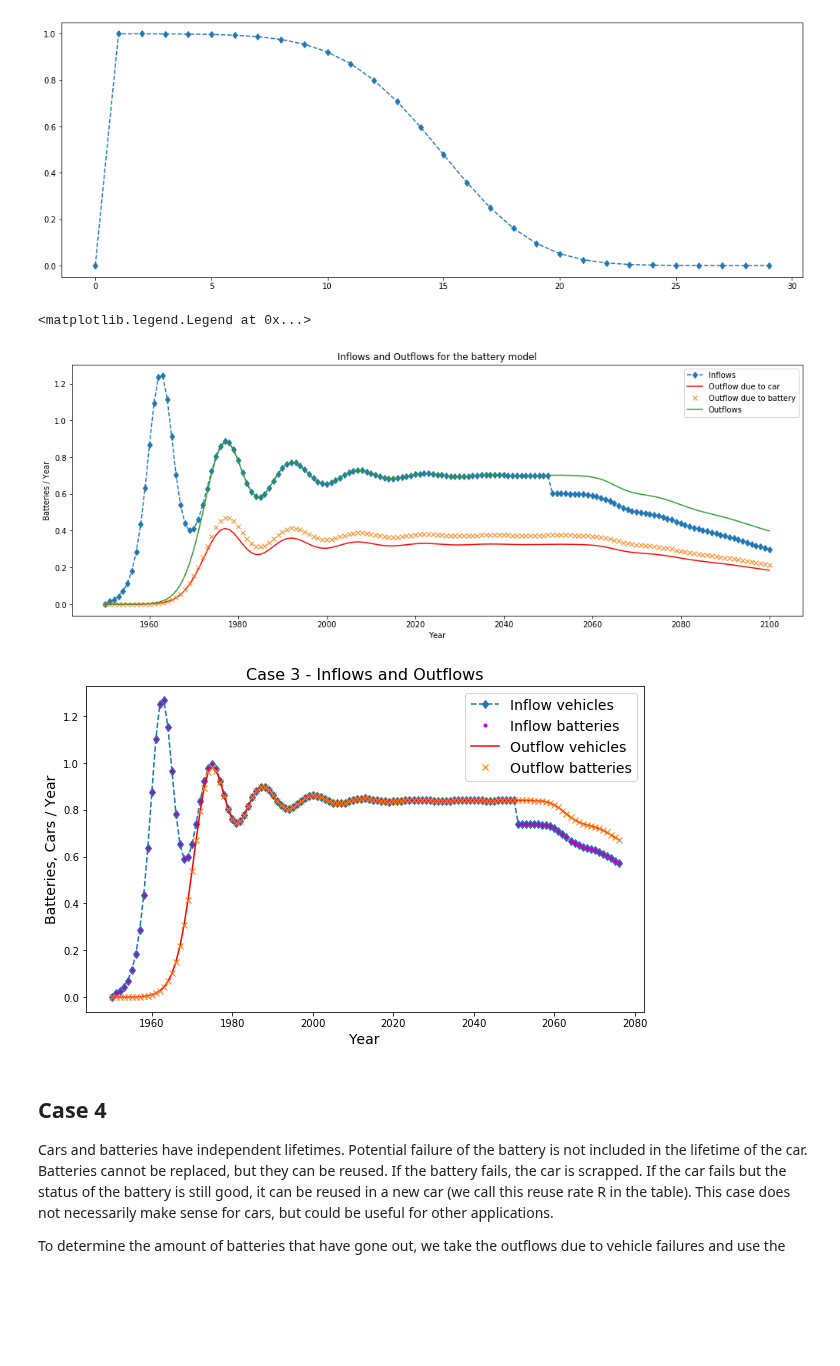
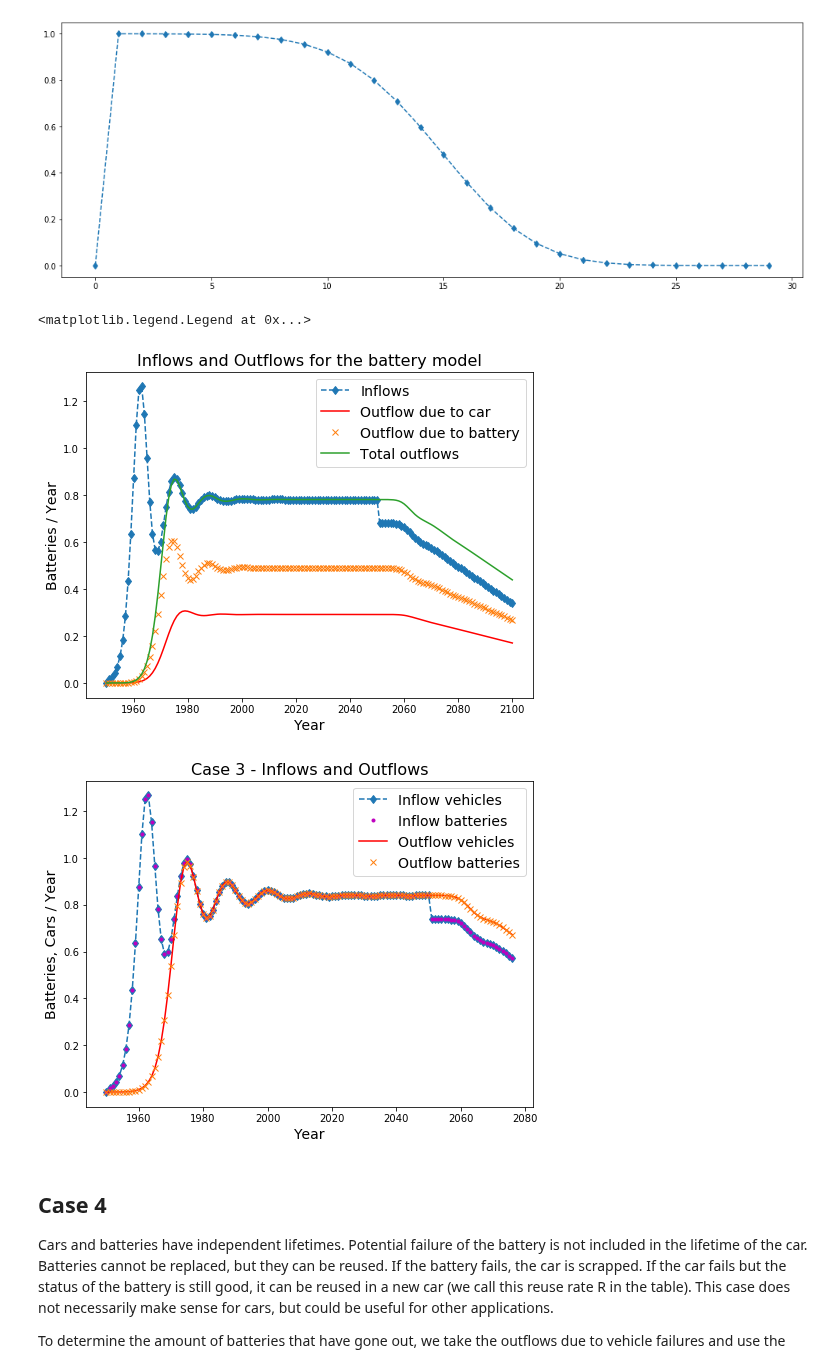
Before and after one commit to fernaag/product_component_model, a Jupyter notebook: generic_cohort_model.ipynb, the cells around one changed output. Drawn from its saved outputs; the diff is of its cells as text; code cells hidden in the pictures; blank space fills up the shorter version.

Commit message:
Minor updates to figures

```diff
--- a/generic_cohort_model.ipynb
+++ b/generic_cohort_model.ipynb
@@ -209,8 +209,8 @@ stock_batteries = [0]
 lifetime_car = 16
 st_dev_car= 4
 
-lifetime_battery = 16
-st_dev_battery = 4
+lifetime_battery = 12
+st_dev_battery = 3
 
 years = len(time)
 
@@ -277,23 +277,23 @@ plt.plot(stock_cars_tc[:30,1]/stock_cars_tc[1,1] , 'd--', label='Inflows')
 [figure]
 # %%
 # Inflows and Outflows for the battery model
-plt.figure(figsize=(17, 6))
+plt.figure(figsize=(8, 6))
 plt.plot(time, inflows_cars , 'd--', label='Inflows')
 plt.plot(time, outflows_cars,'r', label='Outflow due to car')
 plt.plot(time, outflows_batteries, 'x', label='Outflow due to battery')
-plt.plot(time, outflows_batteries + outflows_cars, label='Outflows')
-plt.title('Inflows and Outflows for the battery model')
-plt.xlabel('Year')
-plt.ylabel('Batteries / Year')
-plt.legend(loc='best')
+plt.plot(time, outflows_batteries + outflows_cars, label='Total outflows')
+plt.title('Inflows and Outflows for the battery model', fontsize=16)
+plt.xlabel('Year', fontsize=14)
+plt.ylabel('Batteries / Year', fontsize=14)
+plt.legend(loc='best', fontsize=14)
 # %% [output]
 <matplotlib.legend.Legend at 0x...>
-[figure, old version]
+[figure, new version]
 # %%
 Model = pcm.ProductComponentModel(t=time, s_pr=stock_cars, lt_cm={'Type': 'Normal', 'Mean':np.array([16]), 'StdDev': np.array([4])},lt_pr={'Type': 'Normal', 'Mean':np.array([12]), 'StdDev': np.array([3])}, tau_cm=3,tau_pr=3)
 Model.case_3()
 # Inflows and Outflows for the battery model
-plt.figure(figsize=(10, 6))
+plt.figure(figsize=(8, 6))
 plt.plot(time, Model.i_pr, 'd--', label='Inflow vehicles')
 plt.plot(time, Model.i_cm, 'm.', label='Inflow batteries ')
 plt.plot(time, Model.oc_pr.sum(axis=1),'r', label='Outflow vehicles')
@@ -304,7 +304,7 @@ plt.ylabel('Batteries, Cars / Year', fontsize=14)
 plt.legend(loc='best', fontsize=14)
 plt.show()
 # %% [output]
-[figure, old version]
+[figure, new version]
 # %% [markdown]
 ## Case 4
 Cars and batteries have independent lifetimes. Potential failure of the battery is not included in the lifetime of the car. Batteries cannot be replaced, but they can be reused. If the battery fails, the car is scrapped. If the car fails but the status of the battery is still good, it can be reused in a new car (we call this reuse rate R in the table). This case does not necessarily make sense for cars, but could be useful for other applications.
```
Also changed, not shown: parts of 4 cells of this notebook, 2 other files.
